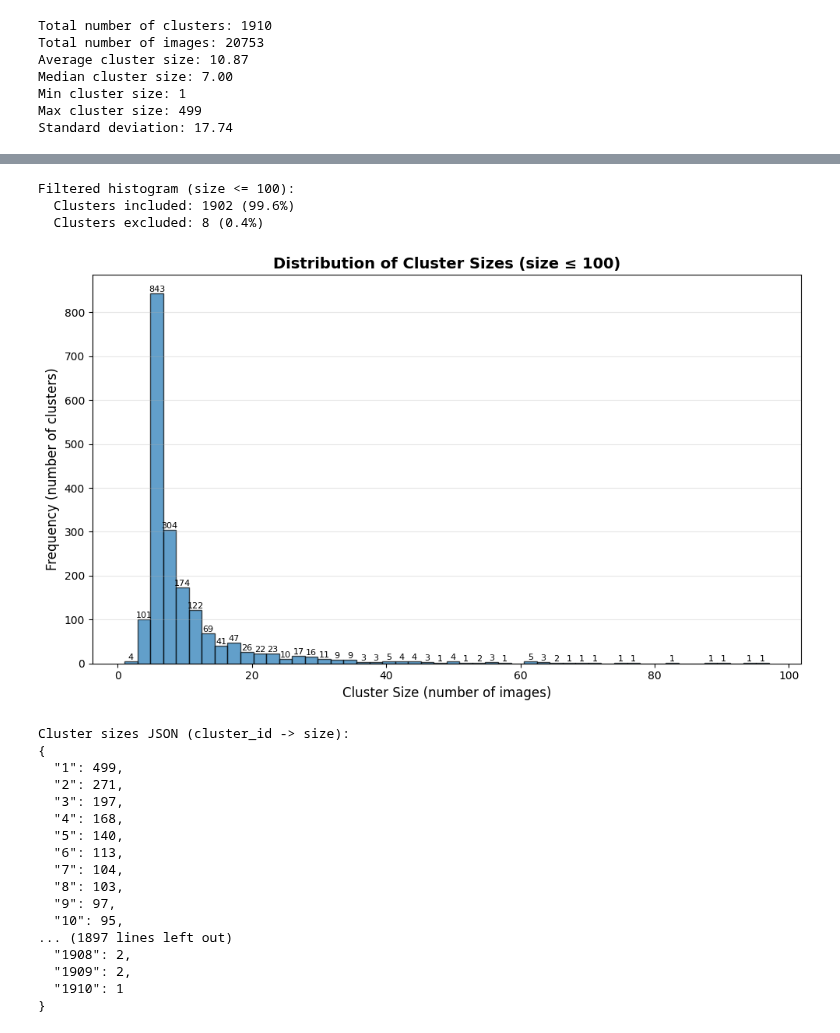
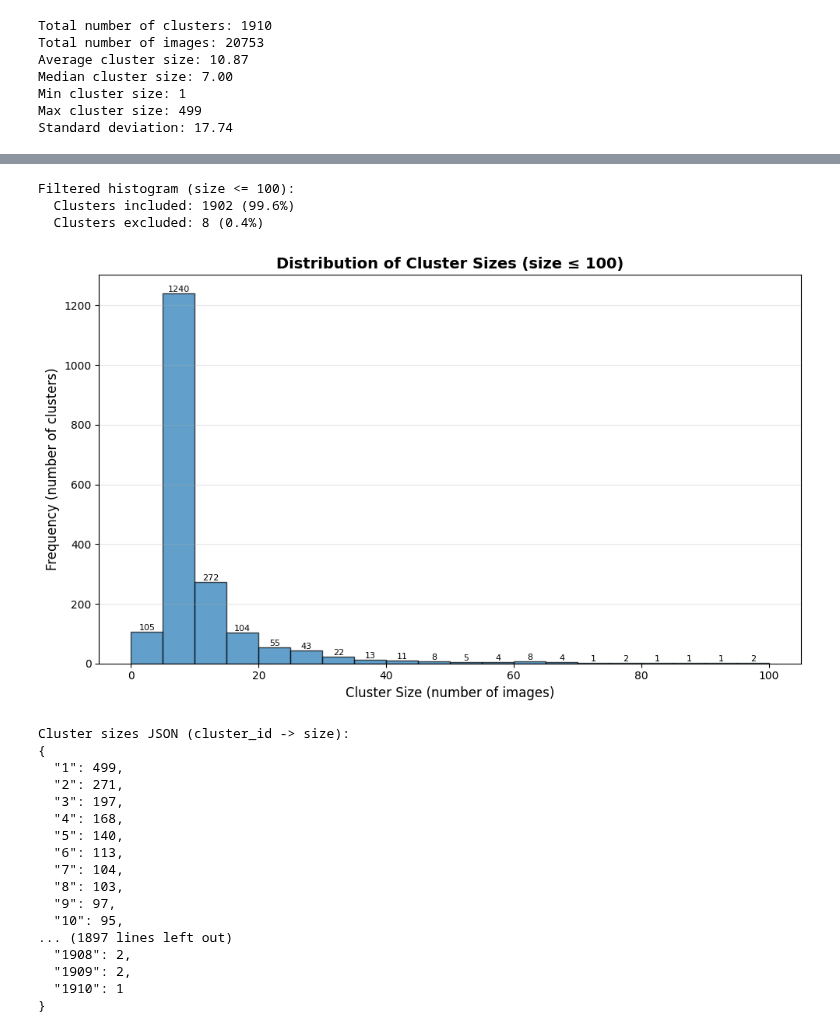
Before and after one commit to L4CCH/viral-images, a Jupyter notebook: scripts/get_cluster_size.ipynb, the cells around one changed output, grey strips where cells are left out. Saved outputs shown, nothing was run; the diff lists cells and outputs as text; code cells hidden in the pictures.

```diff
--- a/scripts/get_cluster_size.ipynb
+++ b/scripts/get_cluster_size.ipynb
@@ -26,7 +26,8 @@ def load_clusters(clusters_filepath):
 
 def compute_histogram(
     clusters_filepath,
-    bins=50,
+    bin_width=10,
+    filtered_bin_width=5,
     max_size_for_filtered=100,
     annotate_bars=True,
     show_cluster_sizes_json=True,
@@ -55,9 +56,11 @@ def compute_histogram(
     print(f"Max cluster size: {max(cluster_sizes)}")
     print(f"Standard deviation: {np.std(cluster_sizes):.2f}")
 
-    # full histogram
+    # full histogram using fixed-width bins
+    max_cluster_size = max(cluster_sizes)
+    bin_edges = np.arange(0, max_cluster_size + bin_width, bin_width)
     fig, ax = plt.subplots(figsize=(10, 6))
-    n, bin_edges, _ = ax.hist(cluster_sizes, bins=bins, edgecolor="black", alpha=0.7)
+    n, bin_edges, _ = ax.hist(cluster_sizes, bins=bin_edges, edgecolor="black", alpha=0.7)
     ax.set_xlabel("Cluster Size (number of images)", fontsize=12)
     ax.set_ylabel("Frequency (number of clusters)", fontsize=12)
     ax.set_title("Distribution of Cluster Sizes (All Data)", fontsize=14, fontweight="bold")
@@ -83,9 +86,12 @@ def compute_histogram(
     print(f"  Clusters excluded: {excluded_count} ({100 * excluded_count / total_count:.1f}%)")
 
     if filtered_count > 0:
+        filtered_bin_edges = np.arange(
+            0, max_size_for_filtered + filtered_bin_width, filtered_bin_width
+        )
         fig, ax = plt.subplots(figsize=(10, 6))
         n2, bin_edges2, _ = ax.hist(
-            filtered_cluster_sizes, bins=bins, edgecolor="black", alpha=0.7
+            filtered_cluster_sizes, bins=filtered_bin_edges, edgecolor="black", alpha=0.7
         )
         ax.set_xlabel("Cluster Size (number of images)", fontsize=12)
         ax.set_ylabel("Frequency (number of clusters)", fontsize=12)
@@ -118,7 +124,8 @@ clusters_filepath = "../data/processed/clusters.json"
 
 cluster_size_dict, cluster_sizes = compute_histogram(
     clusters_filepath=clusters_filepath,
-    bins=50,
+    bin_width=10,
+    filtered_bin_width=5,
     max_size_for_filtered=100,
     annotate_bars=True,
     show_cluster_sizes_json=True,
@@ -135,7 +142,7 @@ Standard deviation: 17.74
 Filtered histogram (size <= 100):
   Clusters included: 1902 (99.6%)
   Clusters excluded: 8 (0.4%)
-[figure, old version]
+[figure, new version]
 Cluster sizes JSON (cluster_id -> size):
 {
   "1": 499,
```
Also changed, not shown: parts of 1 cell of this notebook.
